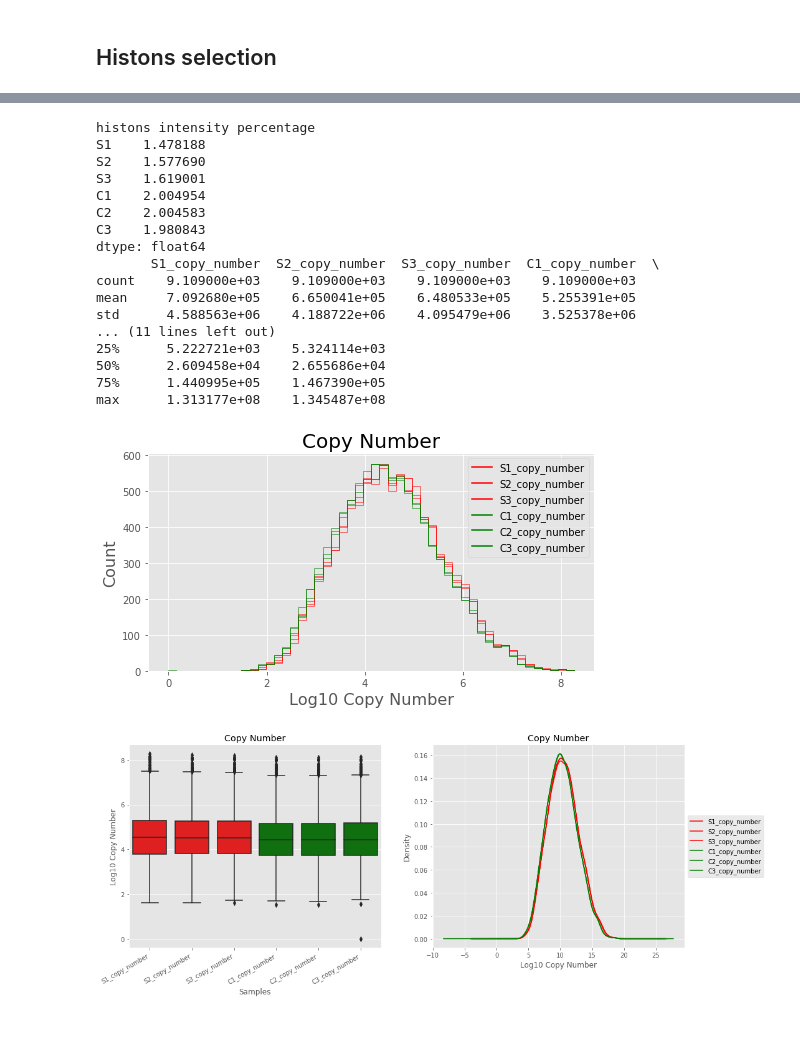
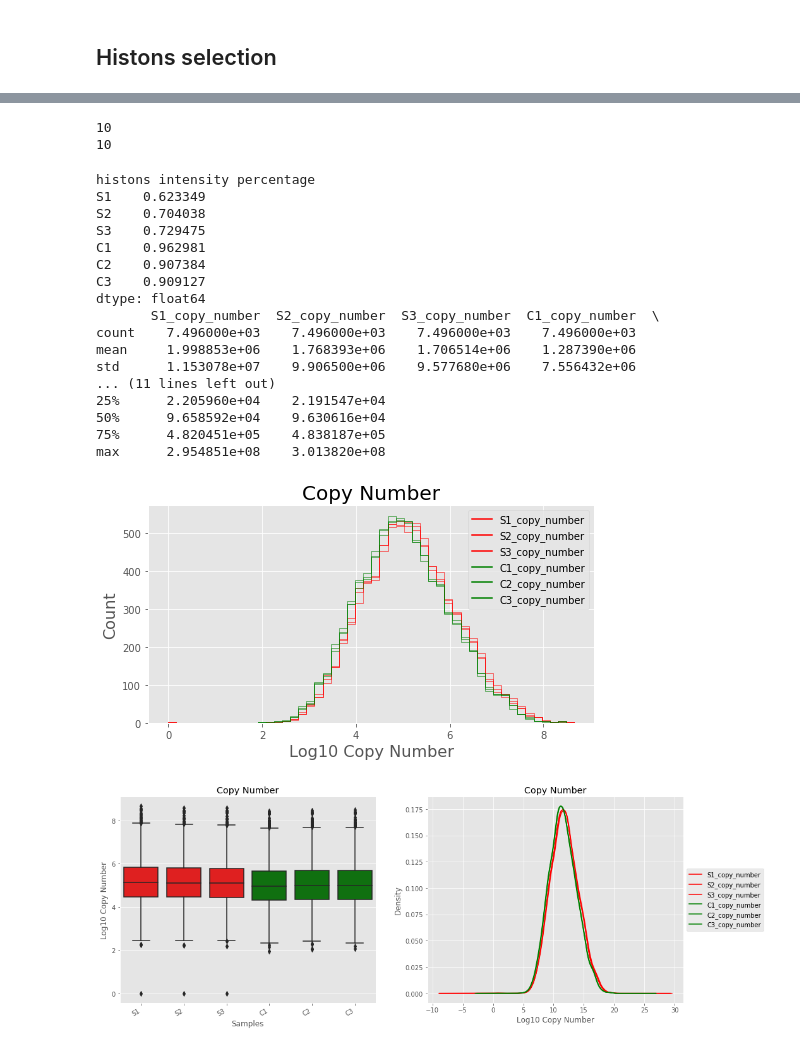
Before and after one commit to mtinti/old_age, a Jupyter notebook: test_pyton_r.ipynb, the cells around one changed output, grey strips where cells are left out. Drawn from its saved outputs; the diff is of its cells as text; code cells hidden in the pictures.

```diff
--- a/test_pyton_r.ipynb
+++ b/test_pyton_r.ipynb
@@ -537,0 +691,17 @@ plt.show()
+# %%
+multy_transcripts = data_def['gene_id'].value_counts()[data_def['gene_id'].value_counts()>1]
+gb = data_def.groupby('gene_id')
+mean = gb['Log2FC'].mean().to_frame().reset_index()
+std = gb['Log2FC'].std().to_frame().reset_index()
+mean.columns=['gene_id', 'gene_mean']
+std.columns=['gene_id', 'gene_std']
+#std = gb['Log2FC'].std().to_frame()
+#std.columns=['_std']
+
+data_def=data_def.merge(mean, right_on='gene_id', left_on='gene_id')
+#data_def=data_def.merge(std, right_on='gene_id', left_on='gene_id')
+print(data_def.shape)
+data_def.head()
+#select = data_def[data_def['gene_id'].isin(multy_transcripts.index.values)].sort_values('transcript_std')[['Acc','Log2FC','Log10signal']]
+#select = select.join(df[['Peptide counts (unique)']],how='left')
+#select.tail(10)
@@ -540,6 +722,10 @@ plt.show()
 [Return to the top](#Abstract)
 # %% [markdown]
 ## Histons selection
+# %%
+
+data_def['index'] = [int(n.split('_')[0]) for n in data_def['Acc']]
+data_def= data_def.set_index('index',drop=True)
 # %%
 data_def.head()
 # %% [output]
@@ -563,6 +749,7 @@ def add_copy_number(df:pd.DataFrame,
     Implement the proteomic ruler defined in Wiśniewski JR et al, 2014. PMID: 25225357.
     The normalized TMT intenisty are used to compute the contribution of each channel
     to the Intensity column of MaxQuant.
+    copies = MS signal x Avogardo x dna Mass / molar mass / Histone Signal
 
     Assume 6.5 pg as the DNA mass of diploid human cells (Wiśniewski JR et al.)
 
@@ -612,53 +804,66 @@ data_def.head()
+# %%
+#add histone index
+_ids = []
+_names = []
+for gene_id, gene_name in zip(histones_df['genes'],histones_df['names']):
+    res_ids =list(df[df['Fasta headers'].str.contains(gene_id)].index.values)
+    if len(res_ids)>0:
+        _ids+=res_ids
+        _names += [gene_name]*len(res_ids)
+print(len(_ids))
+print(len(_names))
+# %% [output]
+10
+10
 # %%
 intensity_field = ['Intensity']
 mw_field = 'Mol. weight [kDa]'
-histons_core = list(histones_df[histones_df['class']=='Core']['index_ref'])
+
 target_columns = ['S1','S2','S3','C1','C2','C3']
 
 cn = add_copy_number(df=data_def, intensity_field='Intensity',
                 target_columns = target_columns,
-                histons=histons_core, mw_field=mw_field)
-
+                histons=_ids, mw_field=mw_field)
 fig,ax=plt.subplots(figsize=(8,4))
 np.log10(cn+1).plot(kind='hist', histtype='step',ax=ax, bins=50,color=['r','r','r','g','g','g'])
 ax.set_xlabel('Log10 Copy Number',fontsize=16)
 ax.set_ylabel('Count', fontsize=16)
 hist_legend(ax)
 plt.title('Copy Number', fontsize=20)
 plt.show()
 #cn['genes']=data_def['Acc']
 #cn.head()
 
 fig,axes=plt.subplots(figsize=(16,6),ncols=2,nrows=1)
 sns.boxplot(data=np.log10(cn+1), ax=axes[0],palette=exp_palette)
 axes[0].set_xticklabels(data.columns, rotation=30, ha='right')
 axes[0].set_title('Copy Number')
 axes[0].set_xlabel('Samples')
 axes[0].set_ylabel('Log10 Copy Number')
 
 
 np.log1p(cn+1).plot(kind='kde',ax=axes[1],color=exp_palette)
 axes[1].legend(loc='center left', bbox_to_anchor=(1, 0.5))
 axes[1].set_title('Copy Number')
 axes[1].set_xlabel('Log10 Copy Number')
 plt.show()
 # %% [output]
 histons intensity percentage
-S1    1.478188
-S2    1.577690
-S3    1.619001
-C1    2.004954
-C2    2.004583
-C3    1.980843
+S1    0.623349
+S2    0.704038
+S3    0.729475
+C1    0.962981
+C2    0.907384
+C3    0.909127
 dtype: float64
        S1_copy_number  S2_copy_number  S3_copy_number  C1_copy_number  \
-count    9.109000e+03    9.109000e+03    9.109000e+03    9.109000e+03
-mean     7.092680e+05    6.650041e+05    6.480533e+05    5.255391e+05
-std      4.588563e+06    4.188722e+06    4.095479e+06    3.525378e+06
+count    7.496000e+03    7.496000e+03    7.496000e+03    7.496000e+03
+mean     1.998853e+06    1.768393e+06    1.706514e+06    1.287390e+06
+std      1.153078e+07    9.906500e+06    9.577680e+06    7.556432e+06
 ... (11 lines left out)
-25%      5.222721e+03    5.324114e+03
-50%      2.609458e+04    2.655686e+04
-75%      1.440995e+05    1.467390e+05
-max      1.313177e+08    1.345487e+08
+25%      2.205960e+04    2.191547e+04
+50%      9.658592e+04    9.630616e+04
+75%      4.820451e+05    4.838187e+05
+max      2.954851e+08    3.013820e+08
-[figure, old version]
+[figure, new version]
-[figure, old version]
+[figure, new version]
```
Also changed, not shown: parts of 78 cells of this notebook.
